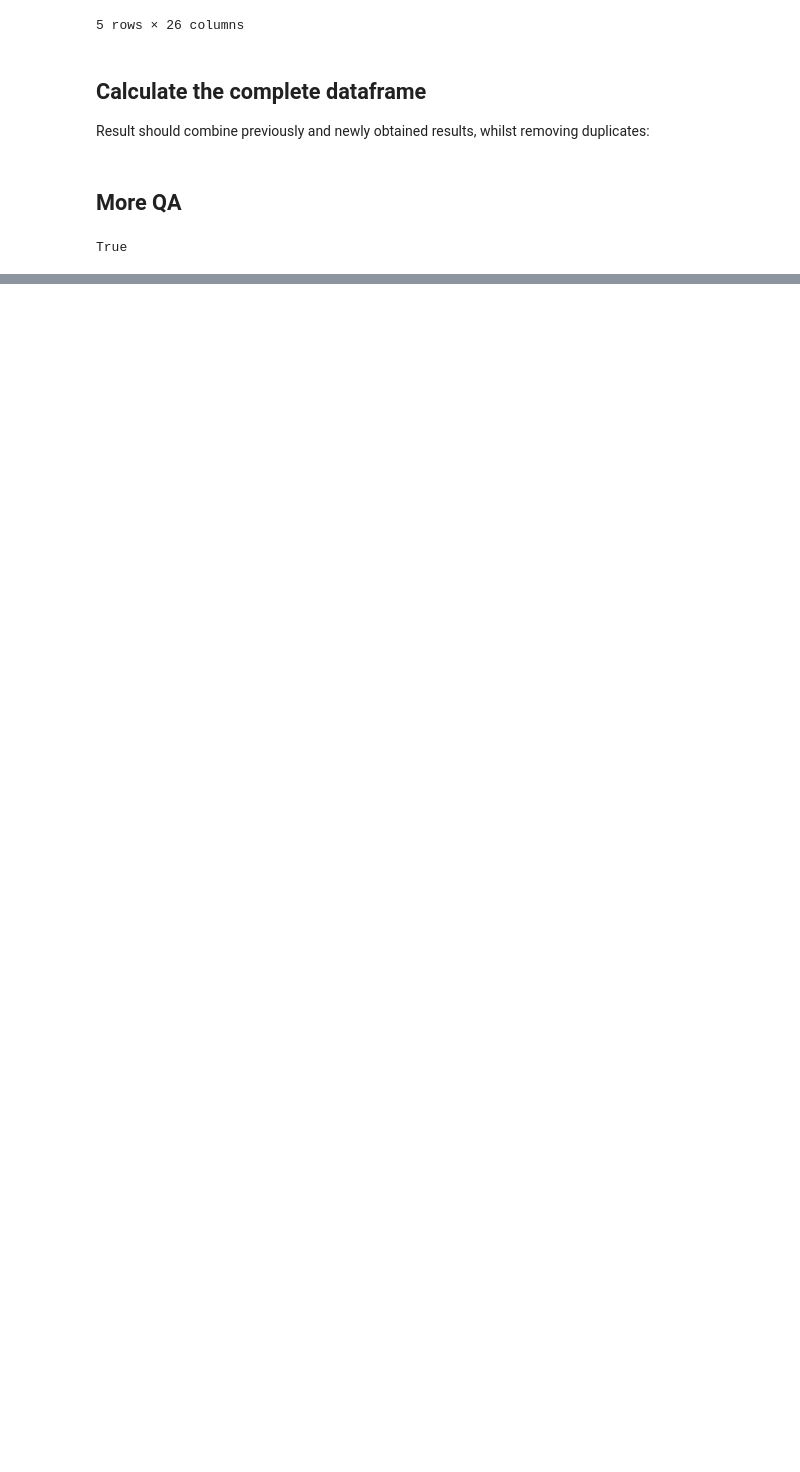
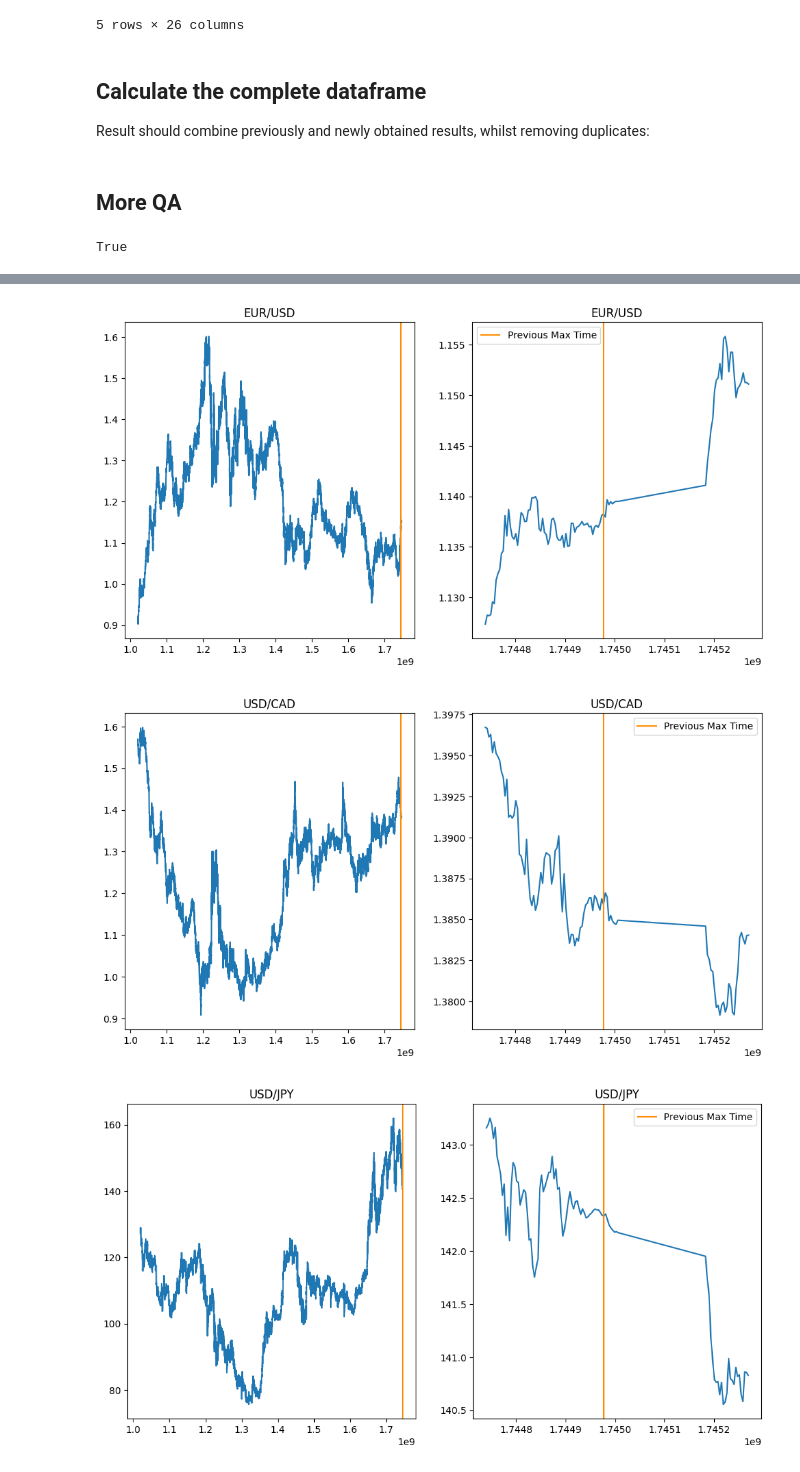
Before and after one commit to badassdatascience/badass-data-science, a Jupyter notebook: badassdatascience/forex/database/populate_and_update/mongodb/get_candles_notebook.ipynb, the cells around one changed output, grey strips where cells are left out. Drawn from its saved outputs; the diff is of its cells as text; code cells hidden in the pictures; blank space fills up the shorter version.

```diff
--- a/badassdatascience/forex/database/populate_and_update/mongodb/get_candles_notebook.ipynb
+++ b/badassdatascience/forex/database/populate_and_update/mongodb/get_candles_notebook.ipynb
@@ -314,7 +320,10 @@ df_new.head()
 
 Result should combine previously and newly obtained results, whilst removing duplicates:
 # %%
-df_full = pd.concat([df, df_new]).sort_values(['time', 'instrument']).drop_duplicates()
+if have_prior_data:
+    df_full = pd.concat([df, df_new]).sort_values(['time', 'instrument']).drop_duplicates()
+else:
+    df_full = df_new.sort_values(['time', 'instrument']).drop_duplicates().copy()
 
 count = 0
 for instrument in instrument_list:
@@ -336,0 +350,39 @@ print(len(df_full.index))
+# %%
+column_to_plot = 'mid_c'
+for instrument in instrument_list:
+
+    n = 100  # Crude, but this is a QA
+
+    df_to_plot = df_full[df_full['instrument'] == instrument].sort_values(by = ['time'])
+
+    values_x = df_to_plot['time']
+    values_y = df_to_plot[column_to_plot]
+
+    plt.figure(figsize = [12, 6])
+
+    if have_prior_data:
+        plt.subplot(1, 2, 1)
+
+    plt.plot(values_x, values_y)
+
+    if have_prior_data:
+        plt.axvline(dict_instrument_to_max_time[instrument]['time'], color = 'darkorange')
+
+    plt.title(instrument.replace('_', '/'))
+
+    if have_prior_data:
+        plt.subplot(1, 2, 2)
+        plt.plot(values_x[(-1 * n):], values_y[(-1 * n):])
+
+        if have_prior_data:
+            plt.axvline(dict_instrument_to_max_time[instrument]['time'], color = 'darkorange', label = 'Previous Max Time')
+
+        plt.title(instrument.replace('_', '/'))
+        plt.legend()
+
+    plt.show()
+    plt.close()
+# %% [output]
+[figure, added]
+[figure, added]
+[figure, added]
```
Also changed, not shown: parts of 16 cells of this notebook.
